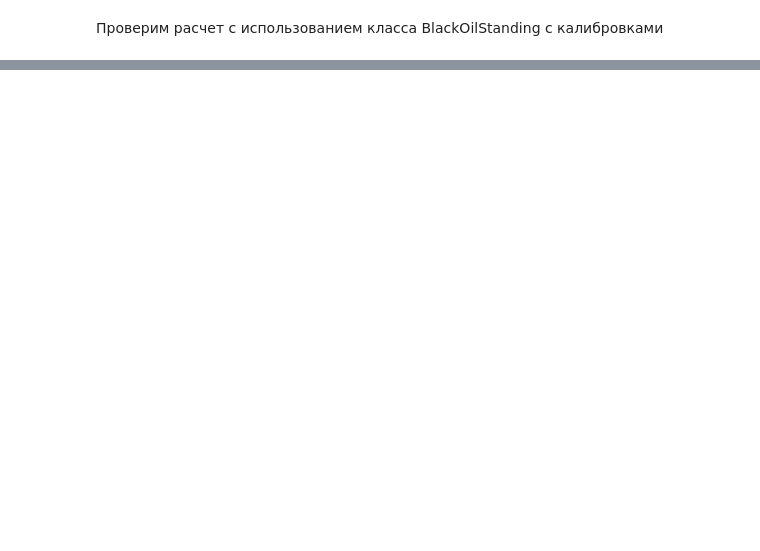
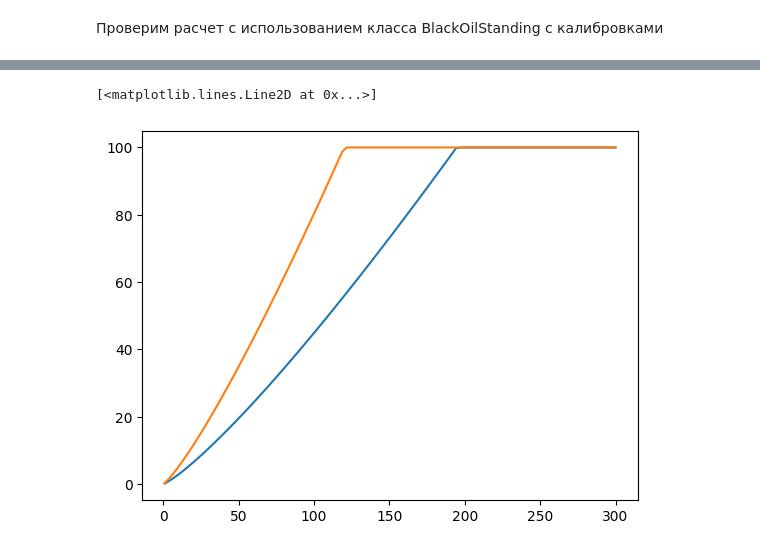
Before and after one commit to unifloc/neftpy, a Jupyter notebook: notebooks/uPVT_fluid.ipynb, the cells around one changed output, grey strips where cells are left out. Saved outputs shown, nothing was run; the diff lists cells and outputs as text; code cells hidden in the pictures; blank space fills up the shorter version.

```diff
--- a/notebooks/uPVT_fluid.ipynb
+++ b/notebooks/uPVT_fluid.ipynb
@@ -30,0 +22,6 @@ plt.plot(plist, fl._b_oil_m3m3)
+# %%
+plt.plot(plist, fl.rs_m3m3)
+plt.plot(plist, fl1.rs_m3m3)
+# %% [output]
+[<matplotlib.lines.Line2D at 0x...>]
+[figure, added]
```
Also changed, not shown: parts of 11 cells of this notebook.
